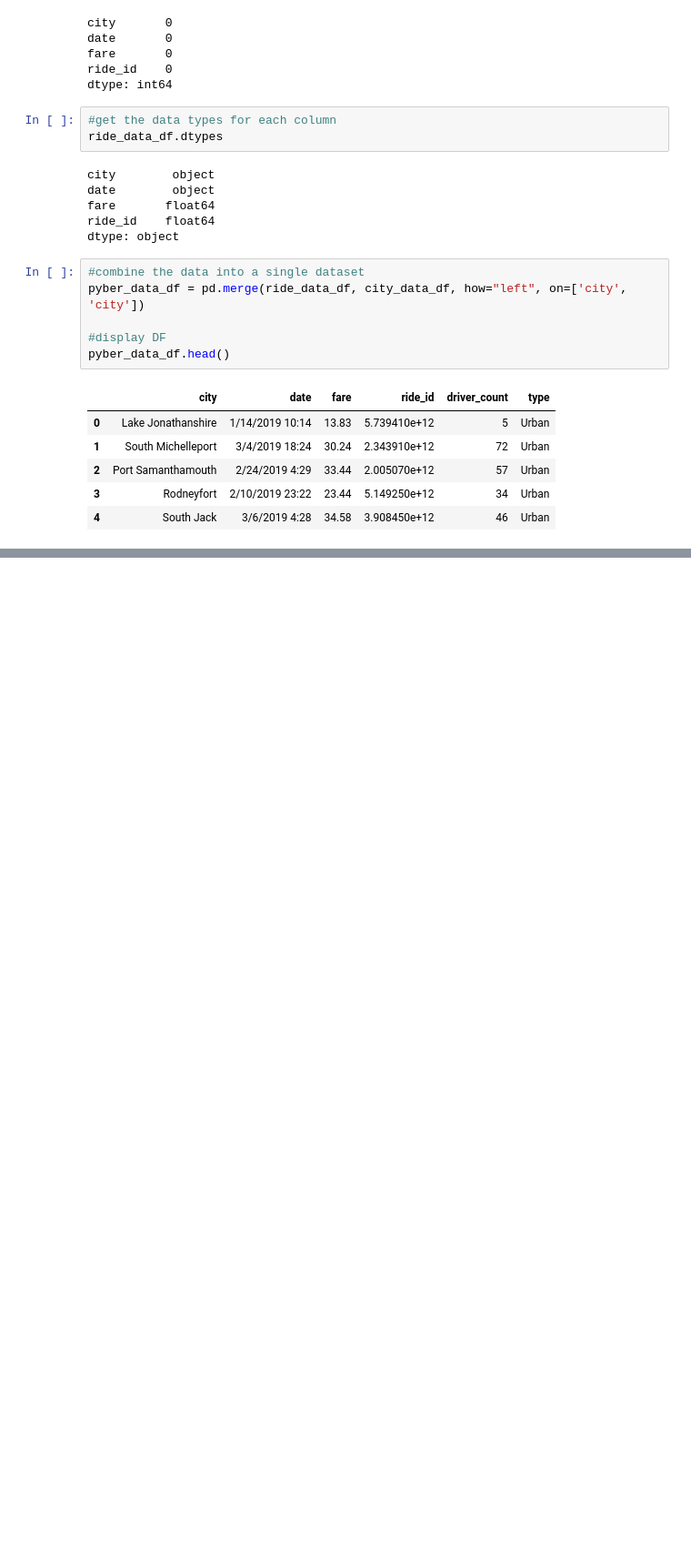
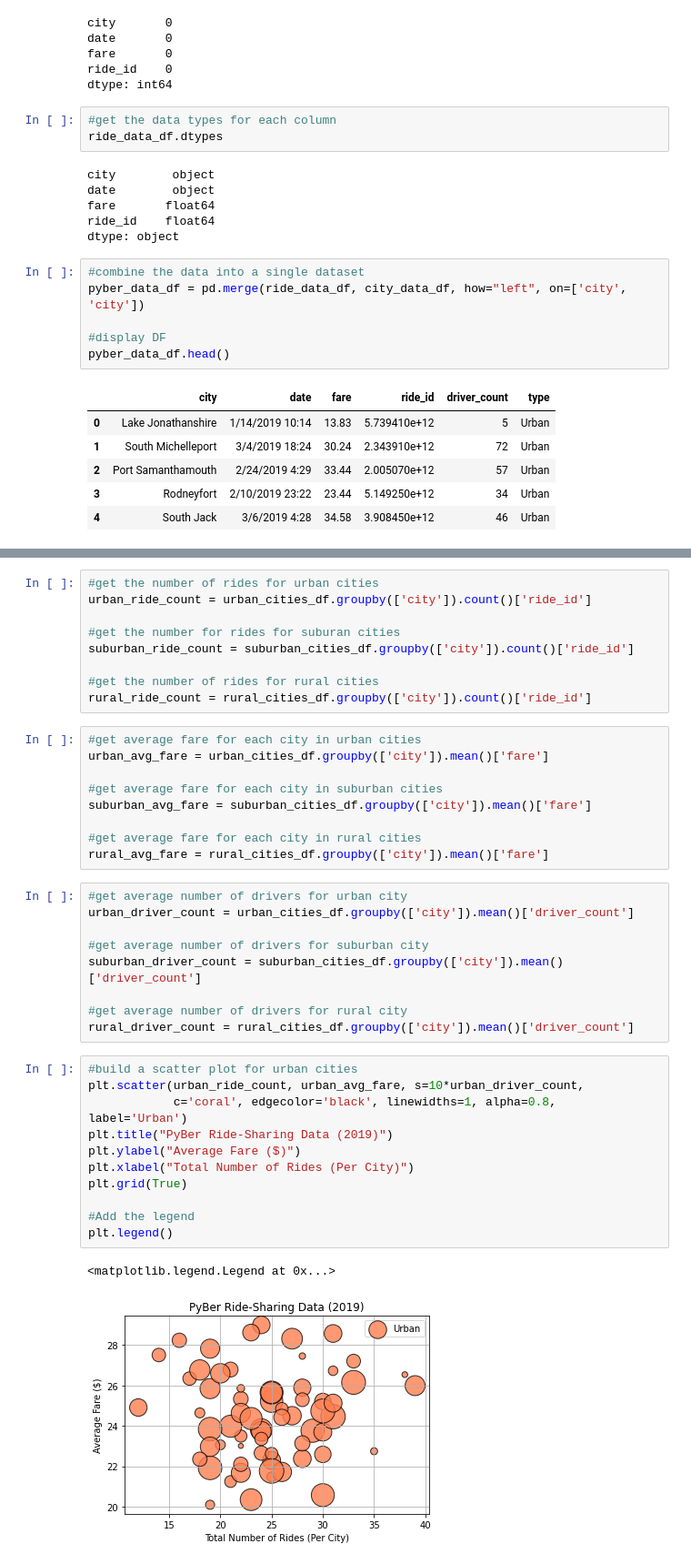
Before and after one commit to Marshald34/PyBer_Analysis, a Jupyter notebook: PyBer.ipynb, the cells around one changed output, grey strips where cells are left out. Shown at 91% size. Saved outputs shown, nothing was run; the diff lists cells and outputs as text; blank space fills up the shorter version.

Commit message:
adding bubble chart and code for bubble

```diff
--- a/PyBer.ipynb
+++ b/PyBer.ipynb
@@ -90,0 +100,41 @@ pyber_data_df.head()
+# %%
+#get the number of rides for urban cities
+urban_ride_count = urban_cities_df.groupby(['city']).count()['ride_id']
+
+#get the number for rides for suburan cities
+suburban_ride_count = suburban_cities_df.groupby(['city']).count()['ride_id']
+
+#get the number of rides for rural cities
+rural_ride_count = rural_cities_df.groupby(['city']).count()['ride_id']
+# %%
+#get average fare for each city in urban cities
+urban_avg_fare = urban_cities_df.groupby(['city']).mean()['fare']
+
+#get average fare for each city in suburban cities
+suburban_avg_fare = suburban_cities_df.groupby(['city']).mean()['fare']
+
+#get average fare for each city in rural cities
+rural_avg_fare = rural_cities_df.groupby(['city']).mean()['fare']
+# %%
+#get average number of drivers for urban city
+urban_driver_count = urban_cities_df.groupby(['city']).mean()['driver_count']
+
+#get average number of drivers for suburban city
+suburban_driver_count = suburban_cities_df.groupby(['city']).mean()['driver_count']
+
+#get average number of drivers for rural city
+rural_driver_count = rural_cities_df.groupby(['city']).mean()['driver_count']
+# %%
+#build a scatter plot for urban cities
+plt.scatter(urban_ride_count, urban_avg_fare, s=10*urban_driver_count,
+            c='coral', edgecolor='black', linewidths=1, alpha=0.8, label='Urban')
+plt.title("PyBer Ride-Sharing Data (2019)")
+plt.ylabel("Average Fare ($)")
+plt.xlabel("Total Number of Rides (Per City)")
+plt.grid(True)
+
+#Add the legend
+plt.legend()
+# %% [output]
+<matplotlib.legend.Legend at 0x...>
+[figure, added]
```
Also changed, not shown: parts of 4 cells of this notebook, 1 other file.
